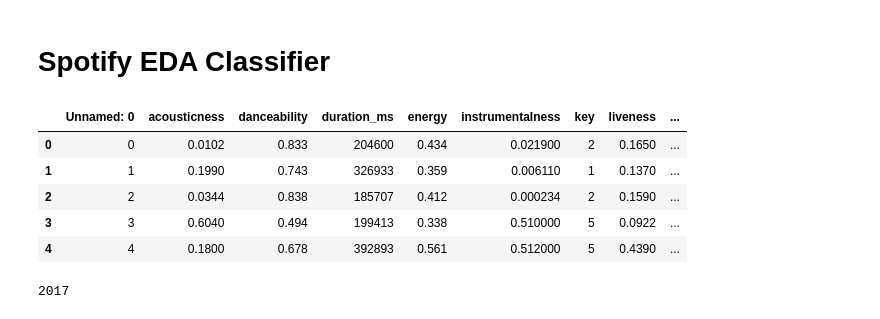
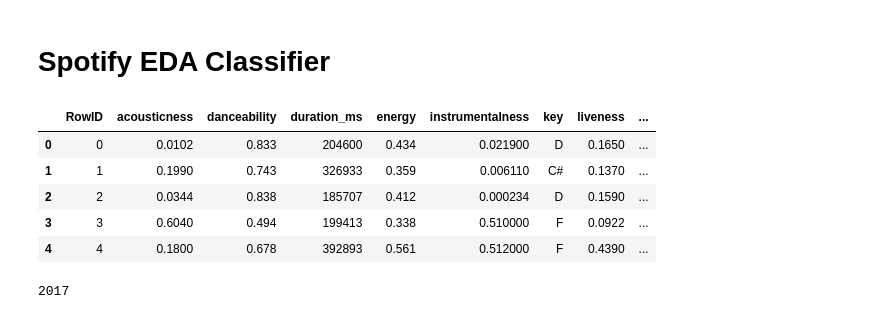
Before and after one commit to parzival611/SpotifyML, a Jupyter notebook: Spotify Decision Tree.ipynb, the cells around one changed output. Saved outputs shown, nothing was run; the diff lists cells and outputs as text; code cells hidden in the pictures.

```diff
--- a/Spotify Decision Tree.ipynb
+++ b/Spotify Decision Tree.ipynb
@@ -18,15 +18,15 @@ from scipy import misc
 # %% [markdown]
 # Spotify EDA Classifier
 # %%
-data = pd.read_csv("db/data.csv")
+data = pd.read_csv("db/spotify_output2.csv")
 data.head()
 # %% [output]
-|  | Unnamed: 0 | acousticness | danceability | duration_ms | energy | instrumentalness | key | liveness | ... |
-| 0 | 0 | 0.0102 | 0.833 | 204600 | 0.434 | 0.021900 | 2 | 0.1650 | ... |
-| 1 | 1 | 0.1990 | 0.743 | 326933 | 0.359 | 0.006110 | 1 | 0.1370 | ... |
-| 2 | 2 | 0.0344 | 0.838 | 185707 | 0.412 | 0.000234 | 2 | 0.1590 | ... |
-| 3 | 3 | 0.6040 | 0.494 | 199413 | 0.338 | 0.510000 | 5 | 0.0922 | ... |
-| 4 | 4 | 0.1800 | 0.678 | 392893 | 0.561 | 0.512000 | 5 | 0.4390 | ... |
+|  | RowID | acousticness | danceability | duration_ms | energy | instrumentalness | key | liveness | ... |
+| 0 | 0 | 0.0102 | 0.833 | 204600 | 0.434 | 0.021900 | D | 0.1650 | ... |
+| 1 | 1 | 0.1990 | 0.743 | 326933 | 0.359 | 0.006110 | C# | 0.1370 | ... |
+| 2 | 2 | 0.0344 | 0.838 | 185707 | 0.412 | 0.000234 | D | 0.1590 | ... |
+| 3 | 3 | 0.6040 | 0.494 | 199413 | 0.338 | 0.510000 | F | 0.0922 | ... |
+| 4 | 4 | 0.1800 | 0.678 | 392893 | 0.561 | 0.512000 | F | 0.4390 | ... |
 # %%
 len(data)
 # %% [output]
```
Also changed, not shown: parts of 37 cells of this notebook, 43 other files.
